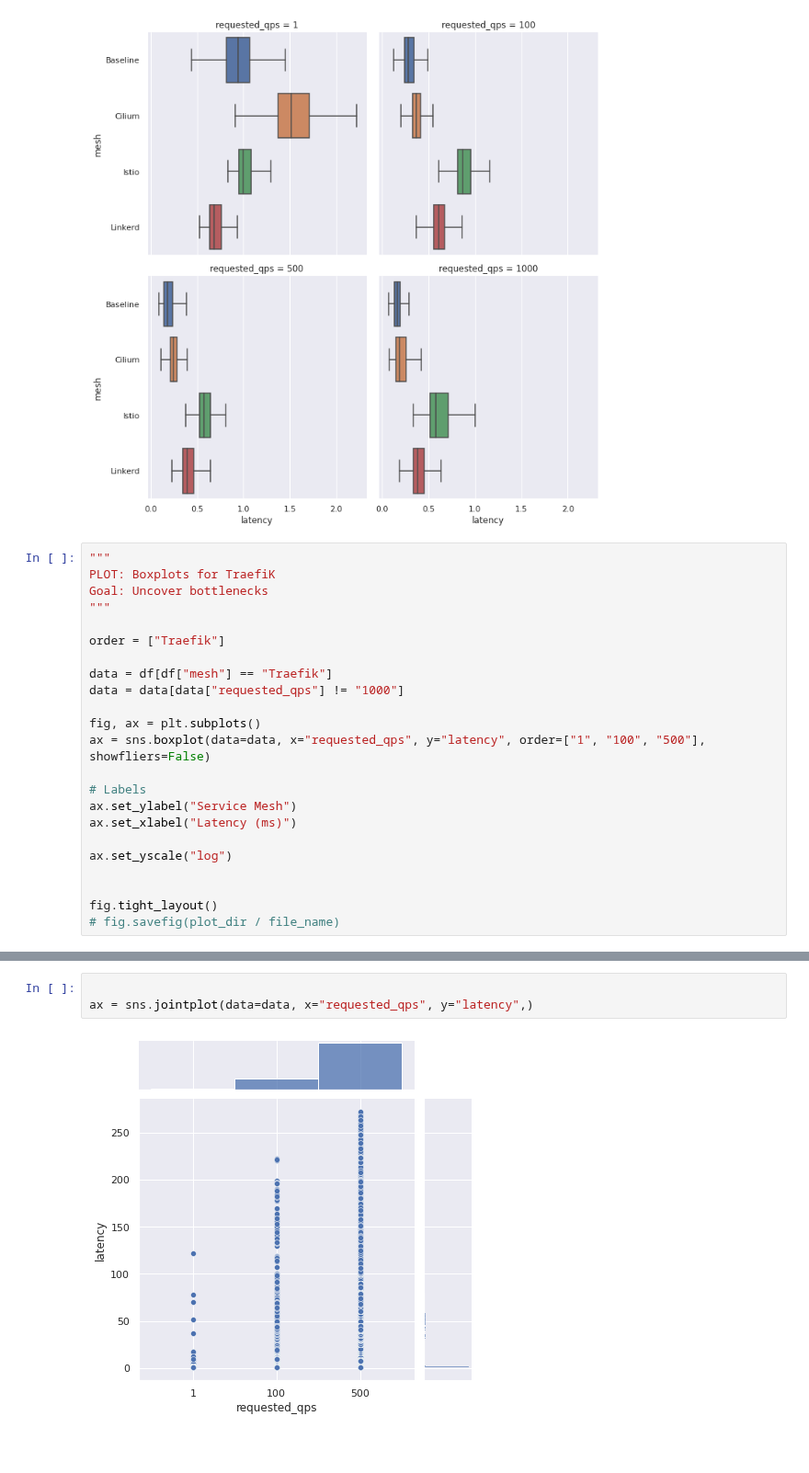
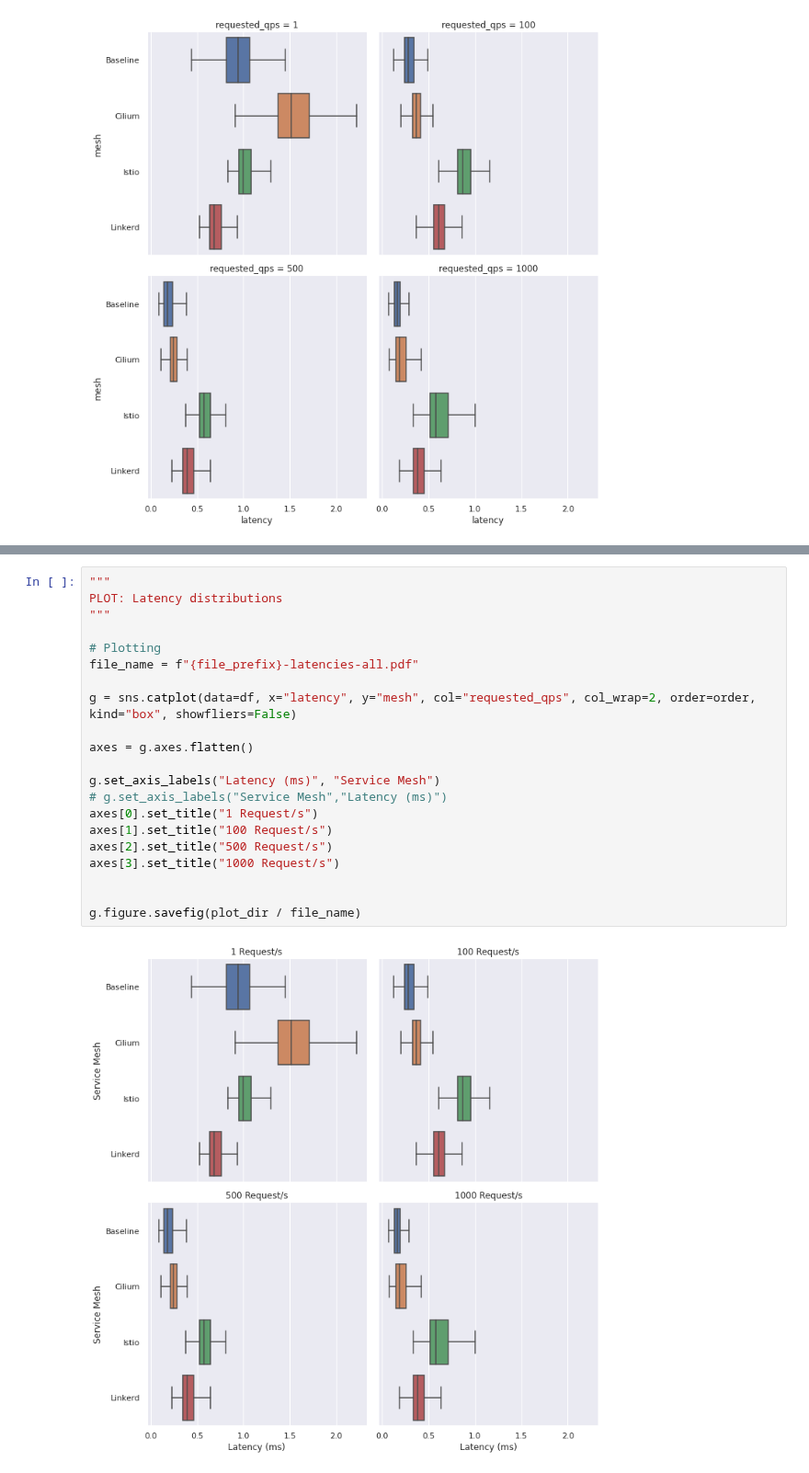
Before and after one commit to RichardBieringa/mesh-bench, a Jupyter notebook: viz/20_latencies.ipynb, the cells around one changed output, grey strips where cells are left out. Shown at 92% size. Drawn from its saved outputs; the diff is of its cells as text; blank space fills up the shorter version.

```diff
--- a/viz/20_latencies.ipynb
+++ b/viz/20_latencies.ipynb
@@ -115,26 +115,3 @@ sns.catplot(data=df, x="latency", y="mesh", col="requested_qps", col_wrap=2, ord
 # %% [output]
 <seaborn.axisgrid.FacetGrid at 0x...>
 [figure]
-# %%
-"""
-PLOT: Boxplots for TraefiK
-Goal: Uncover bottlenecks
-"""
-
-order = ["Traefik"]
-
-data = df[df["mesh"] == "Traefik"]
-data = data[data["requested_qps"] != "1000"]
-
-fig, ax = plt.subplots()
-ax = sns.boxplot(data=data, x="requested_qps", y="latency", order=["1", "100", "500"], showfliers=False)
-
-# Labels
-ax.set_ylabel("Service Mesh")
-ax.set_xlabel("Latency (ms)")
-
-ax.set_yscale("log")
-
-
-fig.tight_layout()
-# fig.savefig(plot_dir / file_name)
@@ -143,5 +118,23 @@ fig.tight_layout()
-# %%
-
-ax = sns.jointplot(data=data, x="requested_qps", y="latency",)
-# %% [output]
-[figure, removed]
+# %%
+"""
+PLOT: Latency distributions
+"""
+
+# Plotting
+file_name = f"{file_prefix}-latencies-all.pdf"
+
+g = sns.catplot(data=df, x="latency", y="mesh", col="requested_qps", col_wrap=2, order=order, kind="box", showfliers=False)
+
+axes = g.axes.flatten()
+
+g.set_axis_labels("Latency (ms)", "Service Mesh")
+# g.set_axis_labels("Service Mesh","Latency (ms)")
+axes[0].set_title("1 Request/s")
+axes[1].set_title("100 Request/s")
+axes[2].set_title("500 Request/s")
+axes[3].set_title("1000 Request/s")
+
+
+g.figure.savefig(plot_dir / file_name)
+# %% [output]
+[figure, added]
```
Also changed, not shown: parts of 4 cells of this notebook, 13 other files.
